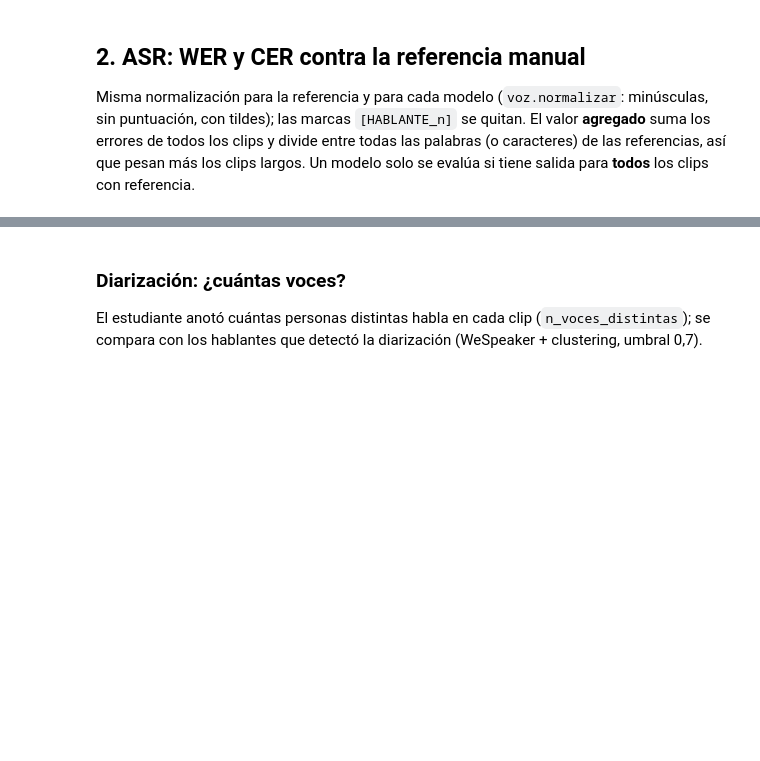
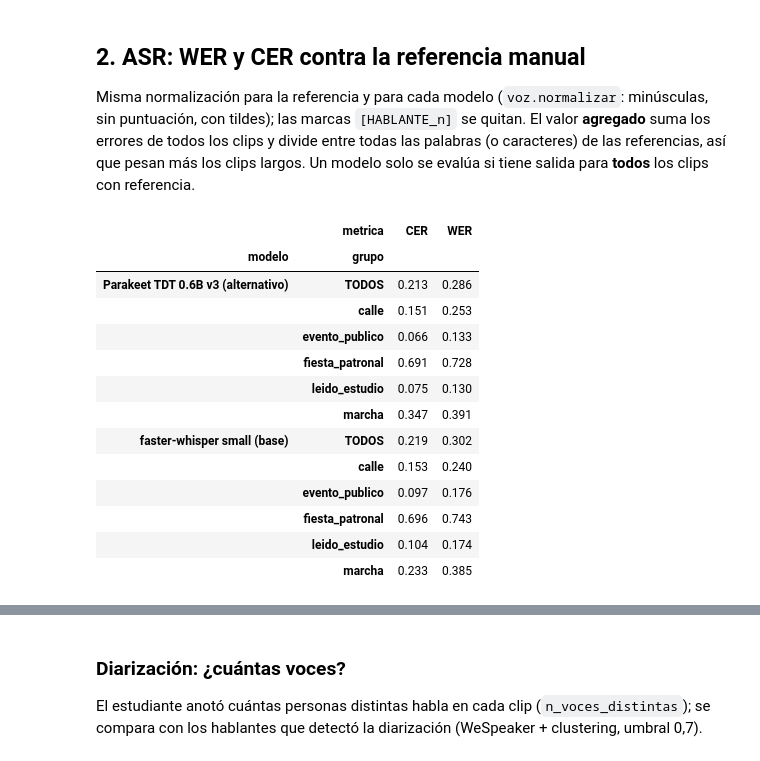
Before and after one commit to AntonioMacedo17/Python_Intermedio_2026, a Jupyter notebook: tarea_2/02_evaluacion.ipynb, the cells around one changed output, grey strips where cells are left out. Cells and saved outputs as stored; diff of their text form; code cells hidden in the pictures; blank space fills up the shorter version.

```diff
--- a/tarea_2/02_evaluacion.ipynb
+++ b/tarea_2/02_evaluacion.ipynb
@@ -87,16 +103,31 @@ Un modelo solo se evalúa si tiene salida para **todos** los clips con referenci
 # %%
 metricas, detalle_asr = [], pd.DataFrame()
 if ref_audio is None or ref_audio.empty:
     print("PENDIENTE: todavía no hay referencias manuales de audio. No se calcula WER/CER.")
 else:
     if falta_audio:
         print(f"AVISO: se evalúa con {len(ref_audio)} de 10 clips; faltan referencias para {falta_audio}.")
     for m in ["WER", "CER"]:
         res, det = parte2.evaluar(ref_audio, salidas_aud, m, por="tipo")
         metricas.append(res.assign(modalidad="audio"))
         if m == "WER":
             detalle_asr = det
-    display(pd.concat(metricas).pivot_table(index=["modelo", "grupo"], columns="metrica", values="valor").round(3))
+    display(pd.concat(metricas, ignore_index=True).pivot_table(index=["modelo", "grupo"], columns="metrica", values="valor").round(3))
+# %% [output]
+|  | metrica | CER | WER |
+| modelo | grupo |  |  |
+| Parakeet TDT 0.6B v3 (alternativo) | TODOS | 0.213 | 0.286 |
+|  | calle | 0.151 | 0.253 |
+|  | evento_publico | 0.066 | 0.133 |
+|  | fiesta_patronal | 0.691 | 0.728 |
+|  | leido_estudio | 0.075 | 0.130 |
+|  | marcha | 0.347 | 0.391 |
+| faster-whisper small (base) | TODOS | 0.219 | 0.302 |
+|  | calle | 0.153 | 0.240 |
+|  | evento_publico | 0.097 | 0.176 |
+|  | fiesta_patronal | 0.696 | 0.743 |
+|  | leido_estudio | 0.104 | 0.174 |
+|  | marcha | 0.233 | 0.385 |
 # %%
 if not detalle_asr.empty:
     tabla = detalle_asr[["id", "tipo", "duracion_seg", "modelo", "WER"]].copy()
```
Also changed, not shown: parts of 12 cells of this notebook, 12 other files.
